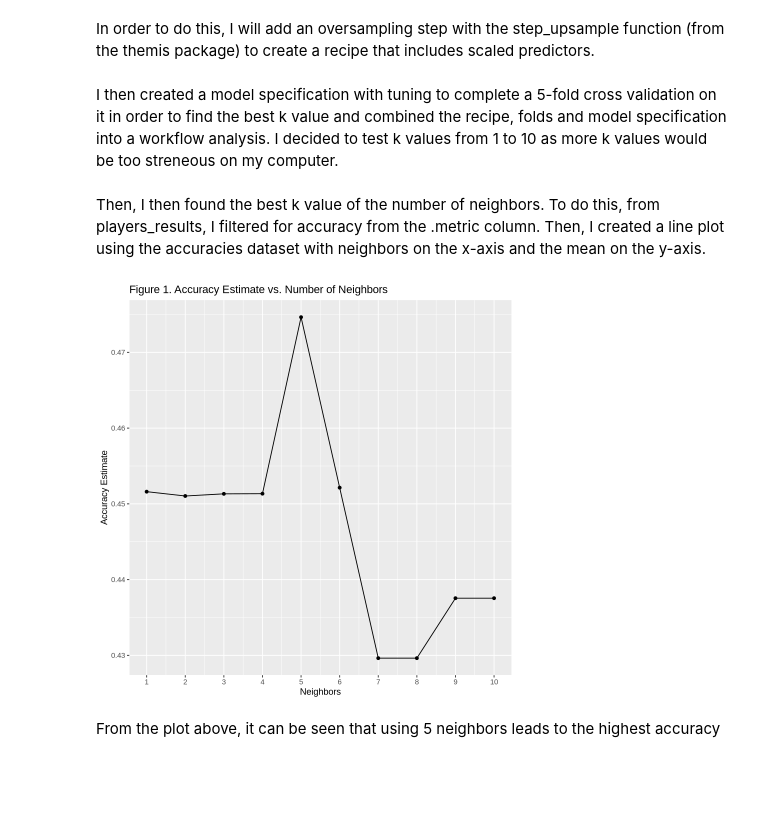
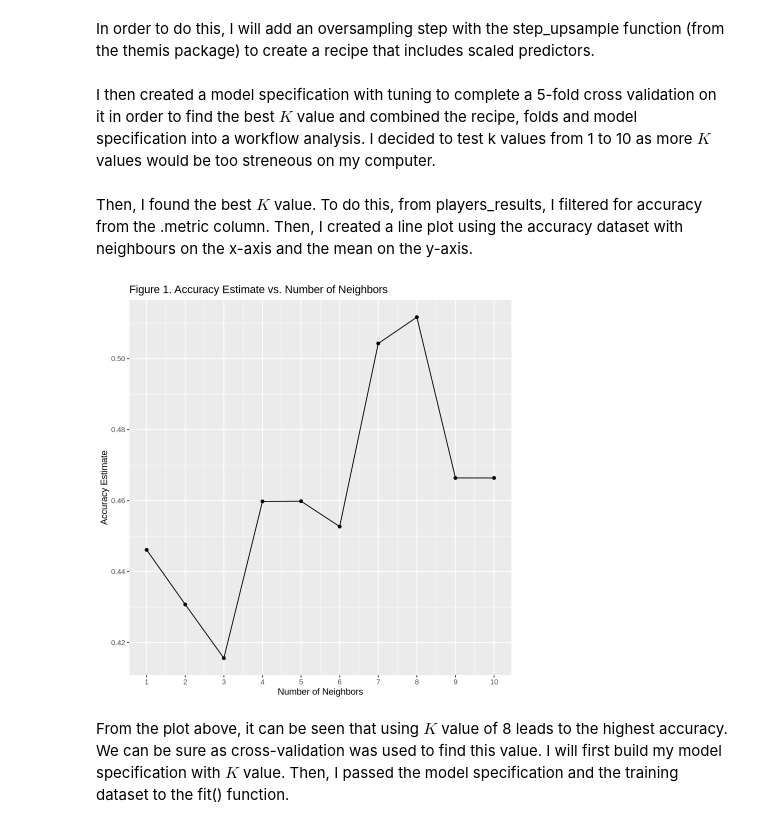
Before and after one commit to libbylee/dsci-100-minecraft-project, a Jupyter notebook: project.ipynb, the cells around one changed output. Saved outputs shown, nothing was run; the diff lists cells and outputs as text; code cells hidden in the pictures; blank space fills up the shorter version.

Commit message:
Created new model and workflow with calculated best k value

```diff
--- a/project.ipynb
+++ b/project.ipynb
@@ -103,9 +104,10 @@ players_recipe <- recipe(is_subscribed ~ played_hours + age, data = players_trai
     step_center(all_predictors()) |>
     step_upsample(is_subscribed, over_ratio = 1, skip = TRUE)
 # %% [markdown]
-I then created a model specification with tuning to complete a 5-fold cross validation on it in order to find the best k value and combined the recipe, folds and model specification into a workflow analysis. I decided to test k values from 1 to 10 as more k values would be too streneous on my computer.
+I then created a model specification with tuning to complete a 5-fold cross validation on it in order to find the best $K$ value and combined the recipe, folds and model specification into a workflow analysis. I decided to test k values from 1 to 10 as more $K$ values would be too streneous on my computer.
 # %%
-players_spec <- nearest_neighbor(weight_func = "rectangular", neighbors = tune()) |>
+set.seed(1234)
+players_tune_spec <- nearest_neighbor(weight_func = "rectangular", neighbors = tune()) |>
             set_engine("kknn") |>
             set_mode("classification")
 
@@ -113,22 +115,23 @@ players_vfold <- vfold_cv(players_training, v = 5, strata = is_subscribed)
 
 players_results <- workflow() |>
     add_recipe(players_recipe) |>
-    add_model(players_spec) |>
+    add_model(players_tune_spec) |>
     tune_grid(resamples = players_vfold, grid = tibble(neighbors = 1:10)) |>
     collect_metrics()
 # %% [markdown]
-Then, I then found the best k value of the number of neighbors. To do this, from players_results, I filtered for accuracy from the .metric column. Then, I created a line plot using the accuracies dataset with neighbors on the x-axis and the mean on the y-axis.
+Then, I found the best $K$ value. To do this, from players_results, I filtered for accuracy from the .metric column. Then, I created a line plot using the accuracy dataset with neighbours on the x-axis and the mean on the y-axis.
 # %%
+set.seed(1234)
 accuracies <- players_results |>
       filter(.metric == "accuracy")
 
 accuracy_versus_k <- ggplot(accuracies, aes(x = neighbors, y = mean))+
       geom_point() +
       geom_line() +
-      labs(title = "Figure 1. Accuracy Estimate vs. Number of Neighbors", x = "Neighbors", y = "Accuracy Estimate") +
+      labs(title = "Figure 1. Accuracy Estimate vs. Number of Neighbors", x = "Number of Neighbors", y = "Accuracy Estimate") +
       scale_x_continuous(breaks = seq(0, 14, by = 1))  # adjusting the x-axis
 accuracy_versus_k
 # %% [output]
-[figure, old version]
+[figure, new version]
 # %% [markdown]
-From the plot above, it can be seen that using 5 neighbors leads to the highest accuracy
+From the plot above, it can be seen that using $K$ value of 8 leads to the highest accuracy. We can be sure as cross-validation was used to find this value. I will first build my model specification with $K$ value. Then, I passed the model specification and the training dataset to the fit() function.
```
Also changed, not shown: parts of 4 cells of this notebook.
